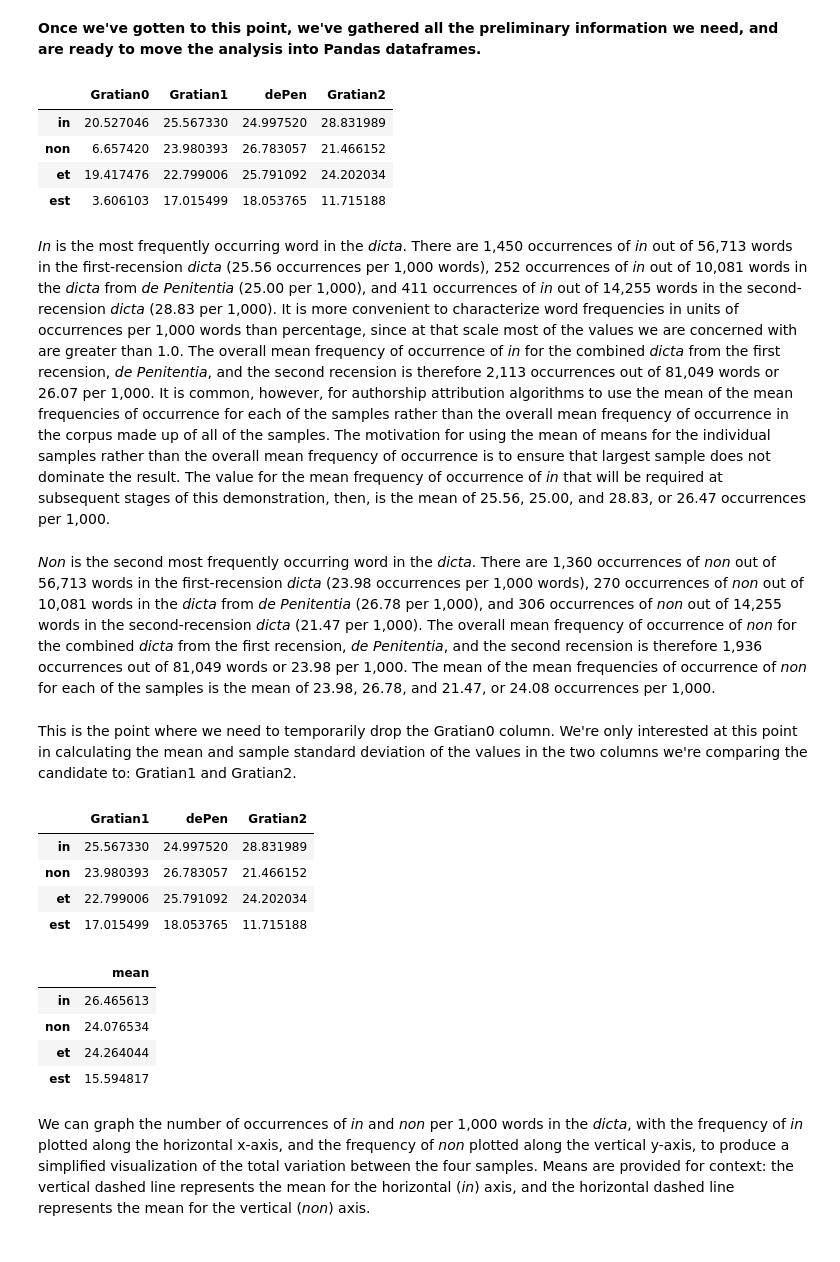
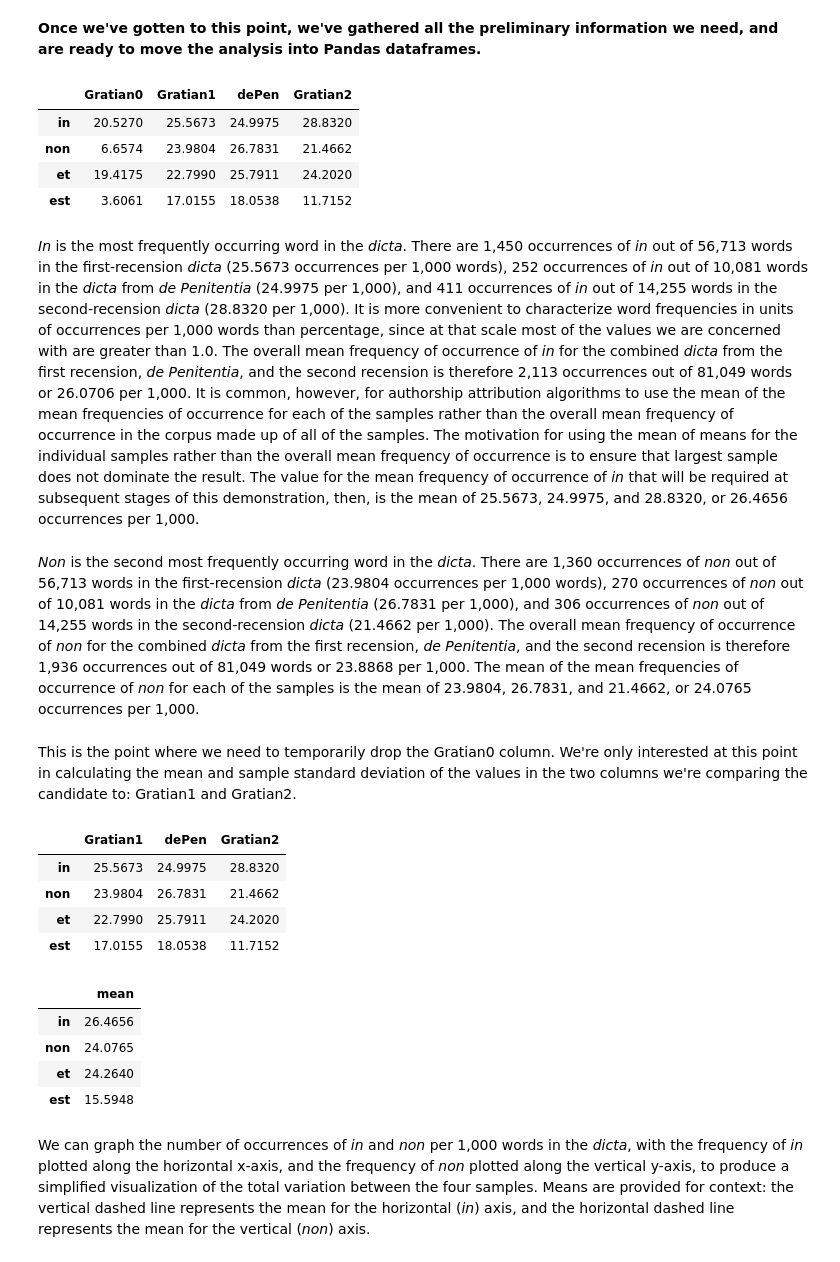
Before and after one commit to decretist/Delta, a Jupyter notebook: notebook/Chapter4.ipynb, the cells around one changed output. Cells and saved outputs as stored; diff of their text form; code cells hidden in the pictures.

```diff
--- a/notebook/Chapter4.ipynb
+++ b/notebook/Chapter4.ipynb
@@ -89,40 +90,40 @@ counts
 # %%
 frequencies = (counts / lengths.values) * 1000
 f.write(frequencies.to_markdown() + '\n\n')
-frequencies
+frequencies.round(decimals=4)
 # %% [output]
 |  | Gratian0 | Gratian1 | dePen | Gratian2 |
-| in | 20.527046 | 25.567330 | 24.997520 | 28.831989 |
-| non | 6.657420 | 23.980393 | 26.783057 | 21.466152 |
-| et | 19.417476 | 22.799006 | 25.791092 | 24.202034 |
-| est | 3.606103 | 17.015499 | 18.053765 | 11.715188 |
+| in | 20.5270 | 25.5673 | 24.9975 | 28.8320 |
+| non | 6.6574 | 23.9804 | 26.7831 | 21.4662 |
+| et | 19.4175 | 22.7990 | 25.7911 | 24.2020 |
+| est | 3.6061 | 17.0155 | 18.0538 | 11.7152 |
 # %% [markdown]
-*In* is the most frequently occurring word in the *dicta*. There are 1,450 occurrences of *in* out of 56,713 words in the first-recension *dicta* (25.56 occurrences per 1,000 words), 252 occurrences of *in* out of 10,081 words in the *dicta* from *de Penitentia* (25.00 per 1,000), and 411 occurrences of *in* out of 14,255 words in the second-recension *dicta* (28.83 per 1,000). It is more convenient to characterize word frequencies in units of occurrences per 1,000 words than percentage, since at that scale most of the values we are concerned with are greater than 1.0. The overall mean frequency of occurrence of *in* for the combined *dicta* from the first recension, *de Penitentia*, and the second recension is therefore 2,113 occurrences out of 81,049 words or 26.07 per 1,000. It is common, however, for authorship attribution algorithms to use the mean of the mean frequencies of occurrence for each of the samples rather than the overall mean frequency of occurrence in the corpus made up of all of the samples. The motivation for using the mean of means for the individual samples rather than the overall mean frequency of occurrence is to ensure that largest sample does not dominate the result. The value for the mean frequency of occurrence of *in* that will be required at subsequent stages of this demonstration, then, is the mean of 25.56, 25.00, and 28.83, or 26.47 occurrences per 1,000.
+*In* is the most frequently occurring word in the *dicta*. There are 1,450 occurrences of *in* out of 56,713 words in the first-recension *dicta* (25.5673 occurrences per 1,000 words), 252 occurrences of *in* out of 10,081 words in the *dicta* from *de Penitentia* (24.9975 per 1,000), and 411 occurrences of *in* out of 14,255 words in the second-recension *dicta* (28.8320 per 1,000). It is more convenient to characterize word frequencies in units of occurrences per 1,000 words than percentage, since at that scale most of the values we are concerned with are greater than 1.0. The overall mean frequency of occurrence of *in* for the combined *dicta* from the first recension, *de Penitentia*, and the second recension is therefore 2,113 occurrences out of 81,049 words or 26.0706 per 1,000. It is common, however, for authorship attribution algorithms to use the mean of the mean frequencies of occurrence for each of the samples rather than the overall mean frequency of occurrence in the corpus made up of all of the samples. The motivation for using the mean of means for the individual samples rather than the overall mean frequency of occurrence is to ensure that largest sample does not dominate the result. The value for the mean frequency of occurrence of *in* that will be required at subsequent stages of this demonstration, then, is the mean of 25.5673, 24.9975, and 28.8320, or 26.4656 occurrences per 1,000.
 # %% [markdown]
-*Non* is the second most frequently occurring word in the *dicta*. There are 1,360 occurrences of *non* out of 56,713 words in the first-recension *dicta* (23.98 occurrences per 1,000 words), 270 occurrences of *non* out of 10,081 words in the *dicta* from *de Penitentia* (26.78 per 1,000), and 306 occurrences of *non* out of 14,255 words in the second-recension *dicta* (21.47 per 1,000). The overall mean frequency of occurrence of *non* for the combined *dicta* from the first recension, *de Penitentia*, and the second recension is therefore 1,936 occurrences out of 81,049 words or 23.98 per 1,000. The mean of the mean frequencies of occurrence of *non* for each of the samples is the mean of 23.98, 26.78, and 21.47, or 24.08 occurrences per 1,000.
+*Non* is the second most frequently occurring word in the *dicta*.  There are 1,360 occurrences of *non* out of 56,713 words in the first-recension *dicta* (23.9804 occurrences per 1,000 words), 270 occurrences of *non* out of 10,081 words in the *dicta* from *de Penitentia* (26.7831 per 1,000), and 306 occurrences of *non* out of 14,255 words in the second-recension *dicta* (21.4662 per 1,000).  The overall mean frequency of occurrence of *non* for the combined *dicta* from the first recension, *de Penitentia*, and the second recension is therefore 1,936 occurrences out of 81,049 words or 23.8868 per 1,000. The mean of the mean frequencies of occurrence of *non* for each of the samples is the mean of 23.9804, 26.7831, and 21.4662, or 24.0765 occurrences per 1,000.
 # %% [markdown]
 This is the point where we need to temporarily drop the Gratian0 column. We're only interested at this point in calculating the mean and sample standard deviation of the values in the two columns we're comparing the candidate to: Gratian1 and Gratian2.
 # %%
 samples.remove(ignore)
 selected = frequencies[samples]
 f.write(selected.to_markdown() + '\n\n')
-selected
+selected.round(decimals=4)
 # %% [output]
 |  | Gratian1 | dePen | Gratian2 |
-| in | 25.567330 | 24.997520 | 28.831989 |
-| non | 23.980393 | 26.783057 | 21.466152 |
-| et | 22.799006 | 25.791092 | 24.202034 |
-| est | 17.015499 | 18.053765 | 11.715188 |
+| in | 25.5673 | 24.9975 | 28.8320 |
+| non | 23.9804 | 26.7831 | 21.4662 |
+| et | 22.7990 | 25.7911 | 24.2020 |
+| est | 17.0155 | 18.0538 | 11.7152 |
 # %%
 means = selected.mean(axis = 1).to_frame('mean')
 f.write(means.to_markdown() + '\n\n')
-means
+means.round(decimals=4)
 # %% [output]
 |  | mean |
-| in | 26.465613 |
-| non | 24.076534 |
-| et | 24.264044 |
-| est | 15.594817 |
+| in | 26.4656 |
+| non | 24.0765 |
+| et | 24.2640 |
+| est | 15.5948 |
 # %% [markdown]
 We can graph the number of occurrences of *in* and *non* per 1,000 words in the *dicta*, with the frequency of *in* plotted along the horizontal x-axis, and the frequency of *non* plotted along the vertical y-axis, to produce a simplified visualization of the total variation between the four samples. Means are provided for context: the vertical dashed line represents the mean for the horizontal (*in*) axis, and the horizontal dashed line represents the mean for the vertical (*non*) axis.
 # %%
```
Also changed, not shown: parts of 5 cells of this notebook.
